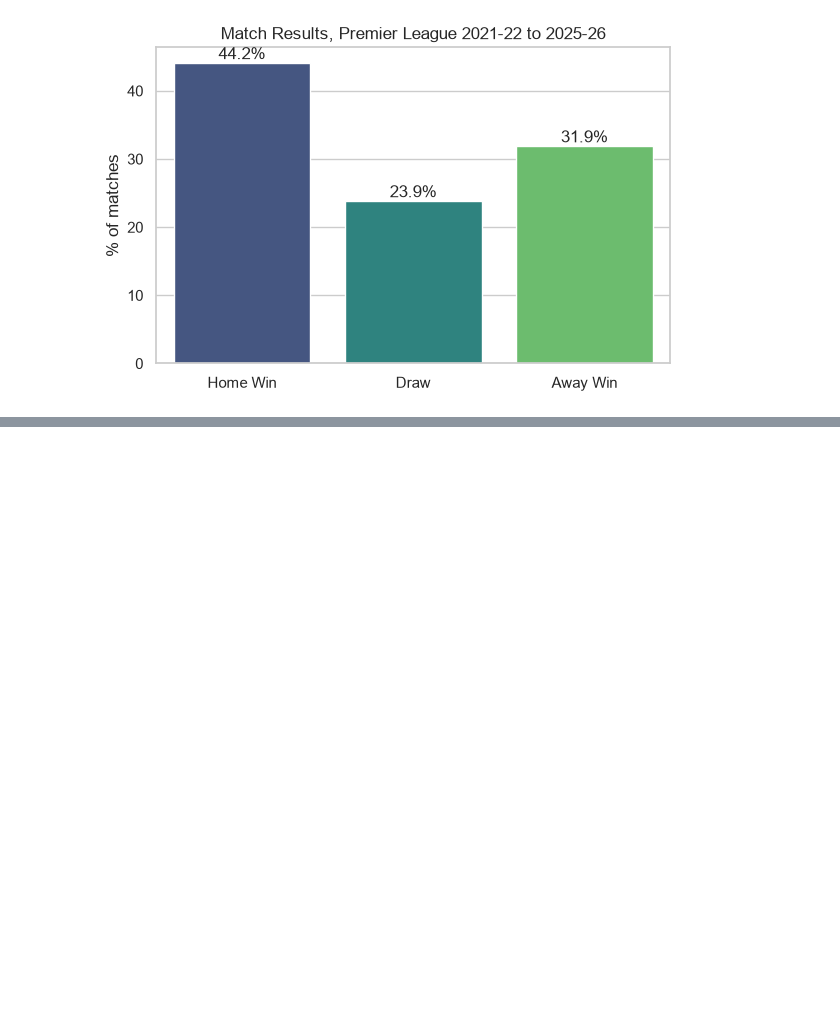
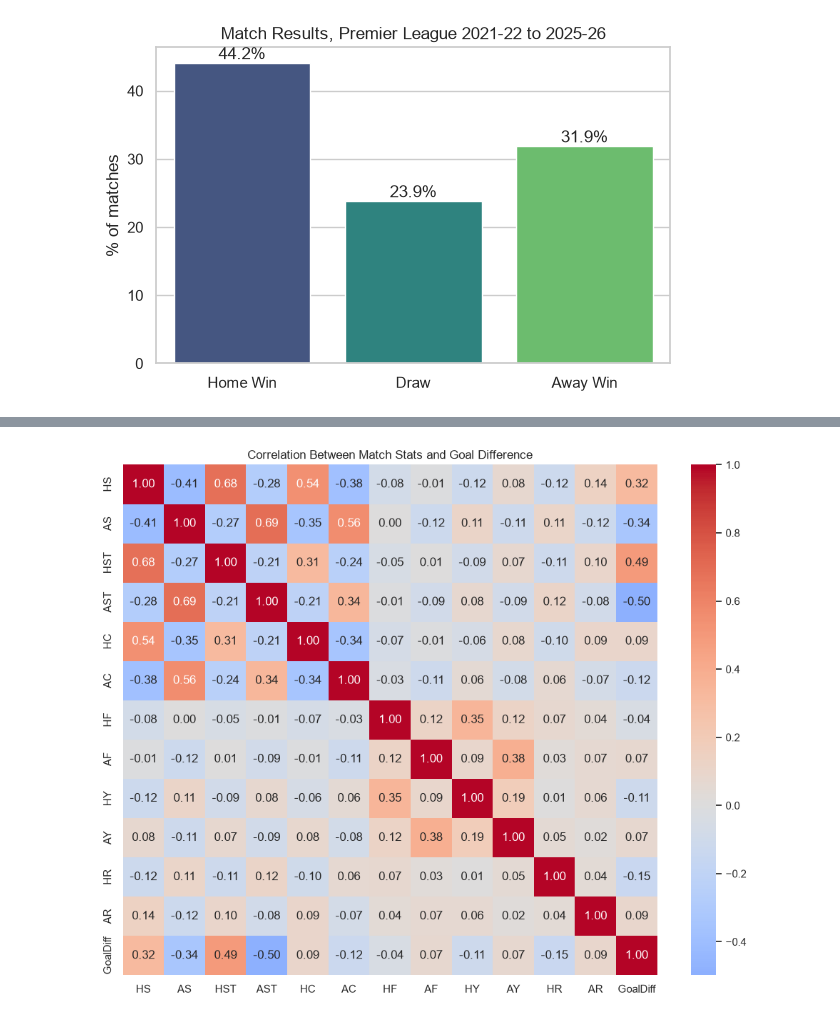
Before and after one commit to s17hann/football-analysis, a Jupyter notebook: notebooks/03_eda.ipynb, the cells around one changed output, grey strips where cells are left out. Saved outputs shown, nothing was run; the diff lists cells and outputs as text; code cells hidden in the pictures; blank space fills up the shorter version.

```diff
--- a/notebooks/03_eda.ipynb
+++ b/notebooks/03_eda.ipynb
@@ -43,0 +105,12 @@ plt.show()
+# %%
+num_cols = ["HS", "AS", "HST", "AST", "HC", "AC", "HF", "AF",
+            "HY", "AY", "HR", "AR", "GoalDiff"]
+
+plt.figure(figsize=(10, 8))
+sns.heatmap(matches[num_cols].corr(), annot=True, fmt=".2f", cmap="coolwarm", center=0)
+plt.title("Correlation Between Match Stats and Goal Difference")
+plt.tight_layout()
+plt.savefig(fig_dir / "05_correlation_heatmap.png", dpi=150)
+plt.show()
+# %% [output]
+[figure, added]
```
Also changed, not shown: parts of 4 cells of this notebook.
